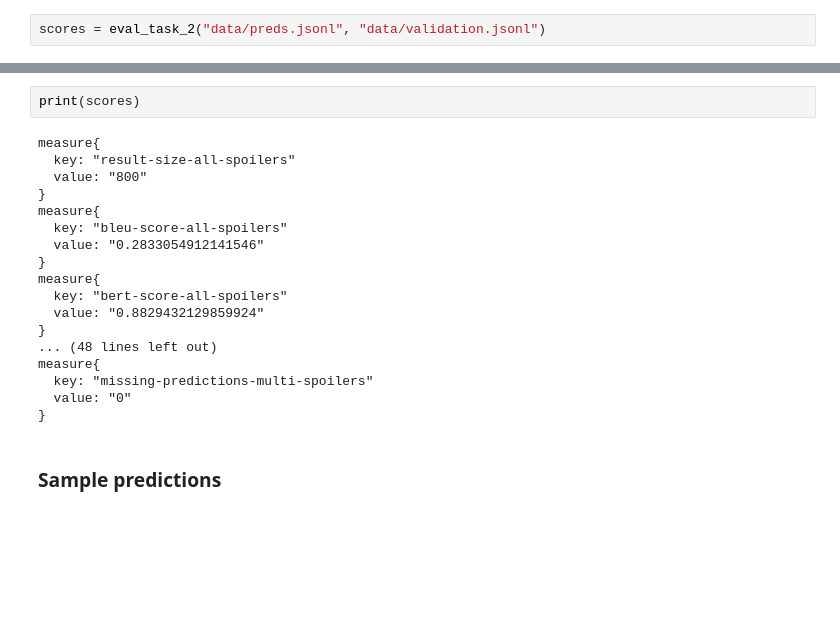
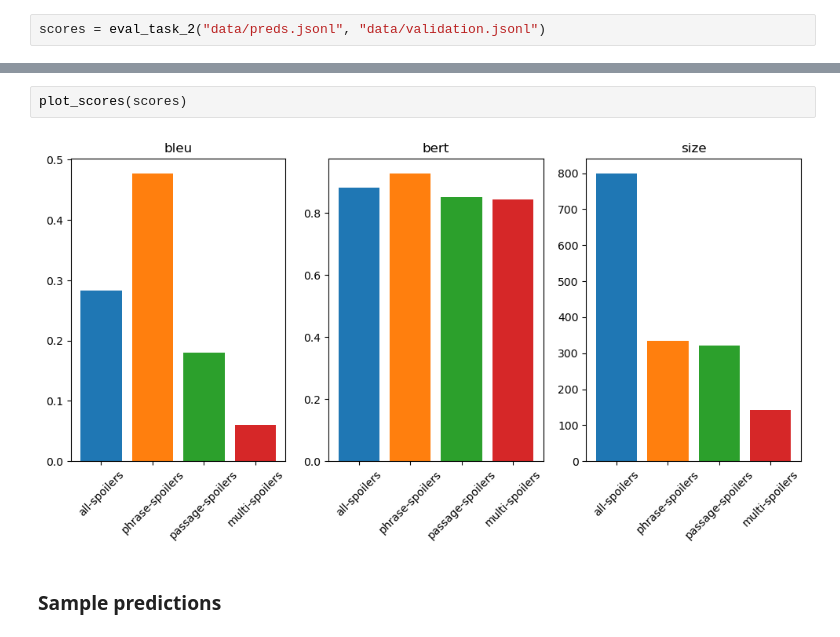
Before and after one commit to zuzg/clickbait-spoiling, a Jupyter notebook: project.ipynb, the cells around one changed output, grey strips where cells are left out. Cells and saved outputs as stored; diff of their text form; blank space fills up the shorter version.

Commit message:
Add eval plots

```diff
--- a/project.ipynb
+++ b/project.ipynb
@@ -180,23 +199,7 @@ scores = eval_task_2("data/preds.jsonl", "data/validation.jsonl")
 # %%
-print(scores)
+plot_scores(scores)
 # %% [output]
-measure{
-  key: "result-size-all-spoilers"
-  value: "800"
-}
-measure{
-  key: "bleu-score-all-spoilers"
-  value: "0.2833054912141546"
-}
-measure{
-  key: "bert-score-all-spoilers"
-  value: "0.8829432129859924"
-}
-... (48 lines left out)
-measure{
-  key: "missing-predictions-multi-spoilers"
-  value: "0"
-}
+[figure, added]
 # %% [markdown]
 ### Sample predictions
 # %%
```
Also changed, not shown: parts of 2 cells of this notebook, 1 other file.
